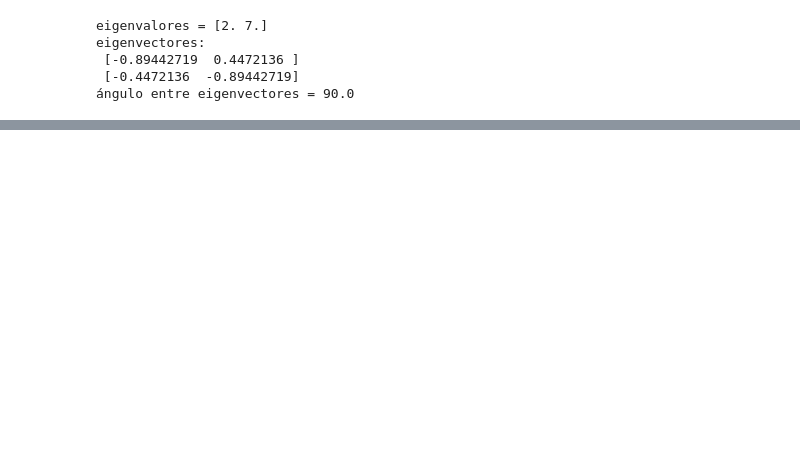
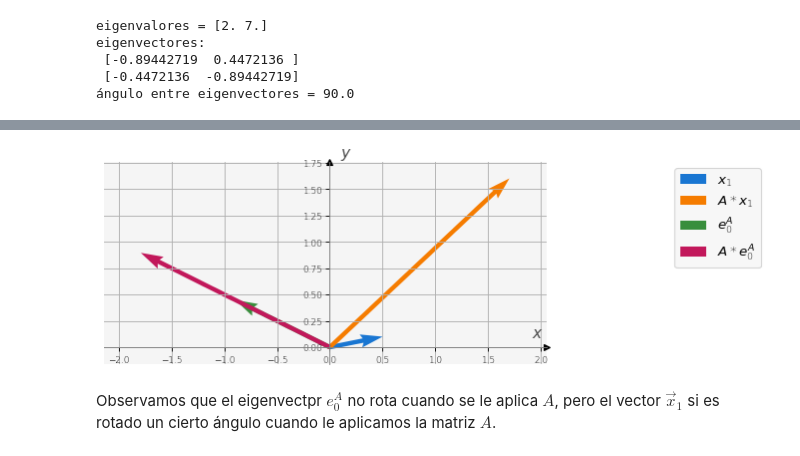
Before and after one commit to repomacti/macti, a Jupyter notebook: notebooks/Algebra_Lineal_01/05_Matrices_Normas_Eigen.ipynb, the cells around one changed output, grey strips where cells are left out. Saved outputs shown, nothing was run; the diff lists cells and outputs as text; code cells hidden in the pictures; blank space fills up the shorter version.

```diff
--- a/notebooks/Algebra_Lineal_01/05_Matrices_Normas_Eigen.ipynb
+++ b/notebooks/Algebra_Lineal_01/05_Matrices_Normas_Eigen.ipynb
@@ -383,0 +467,17 @@ mmat.print_Aulu(A, wA, vA)
+# %%
+# definimos un vector
+x1 = np.array([0.5,0.1])
+
+# Aplicamos la matriz A
+r1 = A @ x1
+
+# Ahora graficamos
+v = mvis.Plotter()
+v.set_coordsys()
+v.plot_vectors(1, [x1, r1, vA[:,0], A @ vA[:,0]],
+                  ['$x_1$', '$A * x_1$', '$e_0^A$', '$A * e_0^A$'])
+v.grid()
+# %% [output]
+[figure, added]
+# %% [markdown]
+Observamos que el eigenvectpr $e_0^A$ no rota cuando se le aplica $A$, pero el vector $\vec{x}_1$ si es rotado un cierto ángulo cuando le aplicamos la matriz $A$.
```
Also changed, not shown: parts of 72 cells of this notebook, 3 other files.
